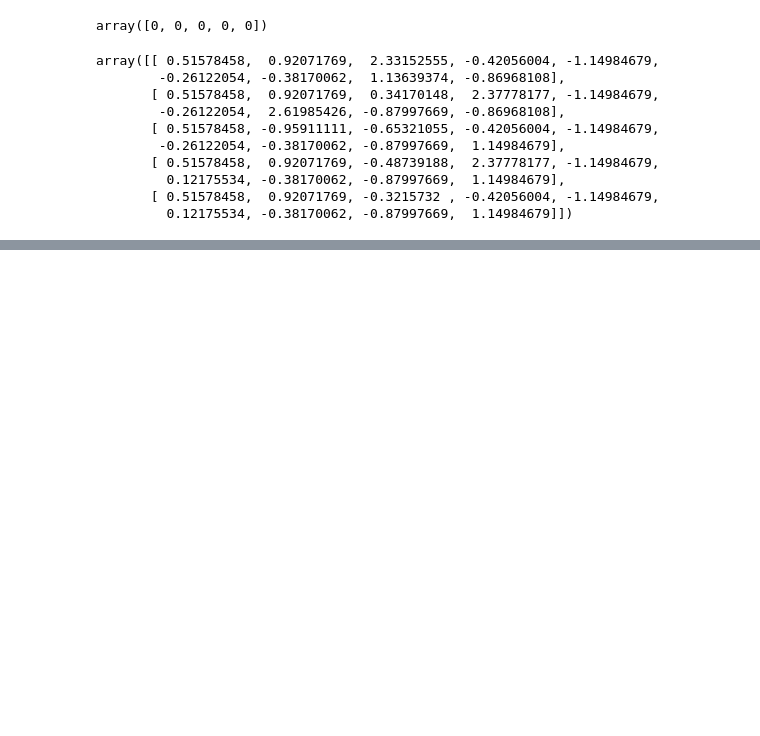
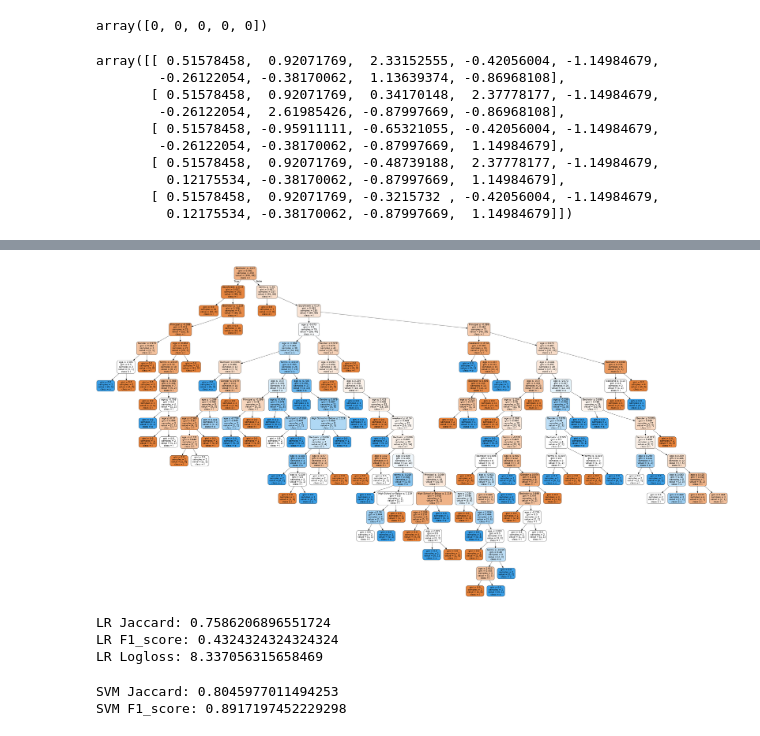
Before and after one commit to Priyanka1994/CourseCapstoneProject, a Jupyter notebook: Capstone_intro_notebook.ipynb, the cells around one changed output, grey strips where cells are left out. Drawn from its saved outputs; the diff is of its cells as text; code cells hidden in the pictures; blank space fills up the shorter version.

```diff
--- a/Capstone_intro_notebook.ipynb
+++ b/Capstone_intro_notebook.ipynb
@@ -189,0 +189,5 @@ print(trainscores['KNN F1_score'])
+# %%
+from sklearn.tree import DecisionTreeClassifier
+clf = DecisionTreeClassifier()
+clf = clf.fit(X_train,y_train)
+y_pred = clf.predict(X_test)
@@ -189,0 +224,18 @@ print(trainscores['KNN F1_score'])
+# %%
+dot_data = StringIO()
+export_graphviz(clf, out_file=dot_data,
+                filled=True, rounded=True,
+                special_characters=True,feature_names=['Principal',
+                                    'terms','age',
+                                    'Gender',
+                                    'weekend',
+                                    'Bechalor',
+                                    'High School or Below',
+                                    'college',
+                                    'dayofweek'],
+                     class_names='loan_status')
+graph = pydotplus.graph_from_dot_data(dot_data.getvalue())
+graph.write_png('loan_status.png')
+Image(graph.create_png())
+# %% [output]
+[figure, added]
@@ -189,0 +247,11 @@ print(trainscores['KNN F1_score'])
+# %%
+trainscores['LR Jaccard'] = jaccard_similarity_score(y_test, y_pred)
+trainscores['LR F1_score'] = f1_score(y_test, y_pred)
+trainscores['LR Logloss'] = log_loss(y_test, y_pred)
+print("LR Jaccard:", trainscores['LR Jaccard'])
+print("LR F1_score:", trainscores['LR F1_score'])
+print("LR Logloss:", trainscores['LR Logloss'])
+# %% [output]
+LR Jaccard: 0.7586206896551724
+LR F1_score: 0.4324324324324324
+LR Logloss: 8.337056315658469
@@ -189,0 +263,8 @@ print(trainscores['KNN F1_score'])
+# %%
+trainscores['SVM Jaccard'] = jaccard_similarity_score(y_test, y_pred)
+trainscores['SVM F1_score'] = f1_score(y_test, y_pred, average='weighted', labels=np.unique(y_pred))
+print("SVM Jaccard:", trainscores['SVM Jaccard'])
+print("SVM F1_score:", trainscores['SVM F1_score'])
+# %% [output]
+SVM Jaccard: 0.8045977011494253
+SVM F1_score: 0.8917197452229298
```
Also changed, not shown: parts of 7 cells of this notebook.
